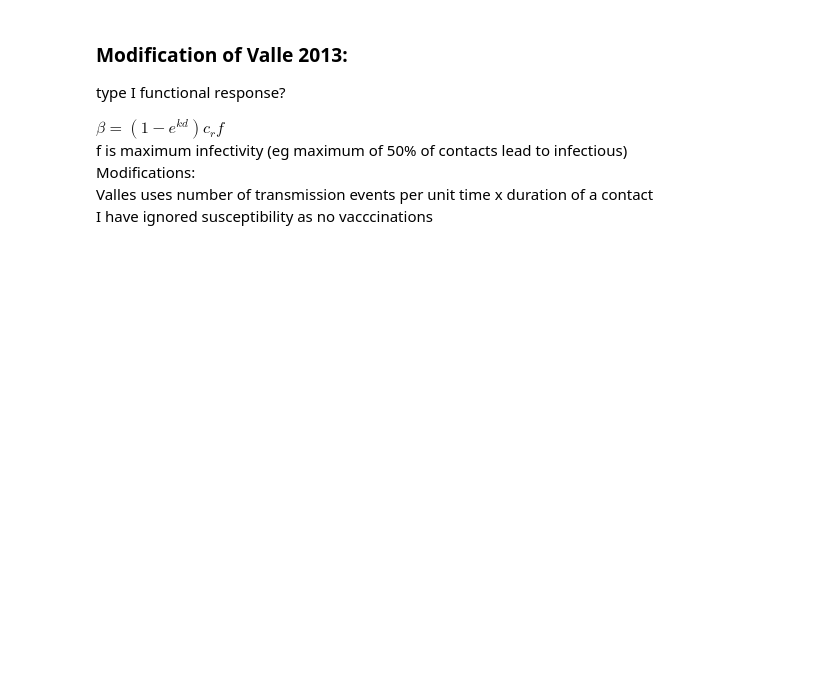
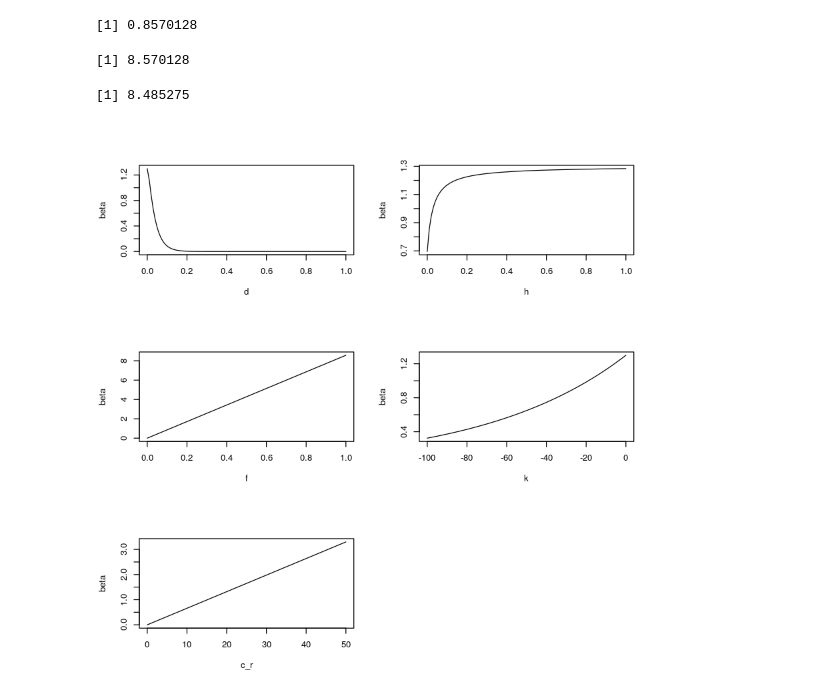
Before and after one commit to rbak54/Project, a Jupyter notebook: Code/Modelling Notebooks/Beta.ipynb, the cells around one changed output. Drawn from its saved outputs; the diff is of its cells as text; code cells hidden in the pictures; blank space fills up the shorter version.

Commit message:
beta simplifying

```diff
--- a/Code/Modelling Notebooks/Beta.ipynb
+++ b/Code/Modelling Notebooks/Beta.ipynb
@@ -63,9 +36,65 @@ $\frac {\beta S I}{N}  =\frac{(1-e^{kd}) c_r  S}{ 1 + (1-e^{kd}) c_r h  S} \time
-# %% [markdown]
- ### Modification of Valle 2013:
-type I functional response?
-
-$\beta = (1-e^{kd}) c_r  f  $
-f is maximum infectivity (eg maximum of 50% of contacts lead to infectious)
-Modifications:
-Valles uses number of transmission events per unit time  x duration of a contact
-I have ignored susceptibility as no vacccinations
+# %%
+
+#issue with this - k not perfect
+#this makes the most sense of anything I've done so far!
+S<-1000 # individuals
+I<-10#individuals
+N<-( S + I )
+
+
+d<- 0.5 / 24  #units -time(days)
+h<-0.25 / 24 #days
+f<-0.1 # maximum possibly transmissibility . not all contacts. eg in school
+k<- -30  #decay (1/day)
+c_r<-13 #individuals/individual/day
+
+beta = ( ( exp ( k * d * ( d / ( h + d ) ) ) ) *   f   * c_r)
+betaI = beta * I
+betaf = beta * I * ( S / N)
+
+beta
+betaI
+betaf
+
+
+
+
+parms = list(
+d= 0.5 / 24,  #units -time(days)
+h=0.25 / 24, #days
+f=0.1, # maximum possibly transmissibility . not all contacts. eg in school
+k= -30,  #decay (1/day)
+c_r=13
+) #individuals/individual/day
+
+par(mfrow = c(3, 2))
+for (i in 1:(length(parms))) {
+  parmschange<- parms
+    if (i != length(parms)) {
+    x <- seq(0, 1, length.out = 100)
+        if (i == 4){
+            x<- -100*x
+        }
+  } else{
+    x <- seq(0, 50, length.out = 100)
+  }
+
+    parmschange[[i]] <- x
+    beta = (exp(parmschange[["k"]] * parmschange[["d"]] * ( parmschange[["d"]] / ( parmschange[["h"]] +
+        parmschange[["d"]] )  ) ) )*   parmschange[["f"]]   * parmschange[["c_r"]]
+
+    #beta = ( (   ( parmschange[["k"]] * parmschange[["d"]] * ( parmschange[["d"]] /
+     #   ( parmschange[["h"]] + parmschange[["d"]] ) ) ) ) *   parmschange[["f"]]   * parmschange[["c_r"]])
+    plot(x, beta, type = "l", xlab = names(parms[i]))
+}
+
+
+#exp(parmschange[["d"]])/(1+(parmschange[["d"]]))
+
+
+#parmschange[k]
+# %% [output]
+[1] 0.8570128
+[1] 8.570128
+[1] 8.485275
+[figure, added]
```
Also changed, not shown: parts of 8 cells of this notebook, 1 other file.
